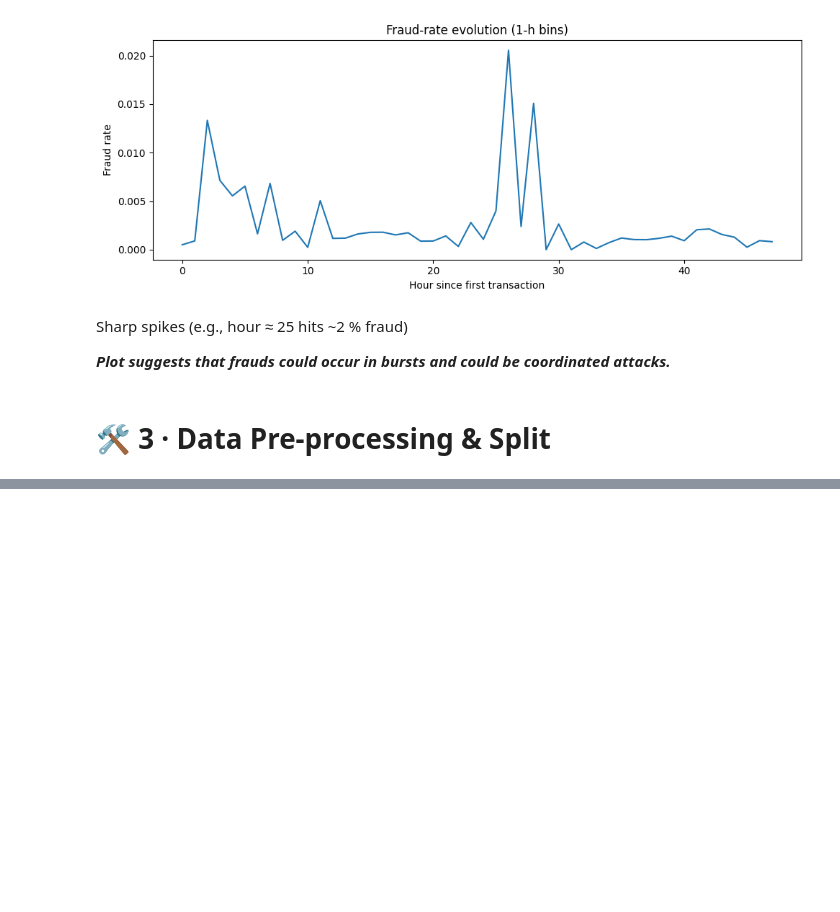
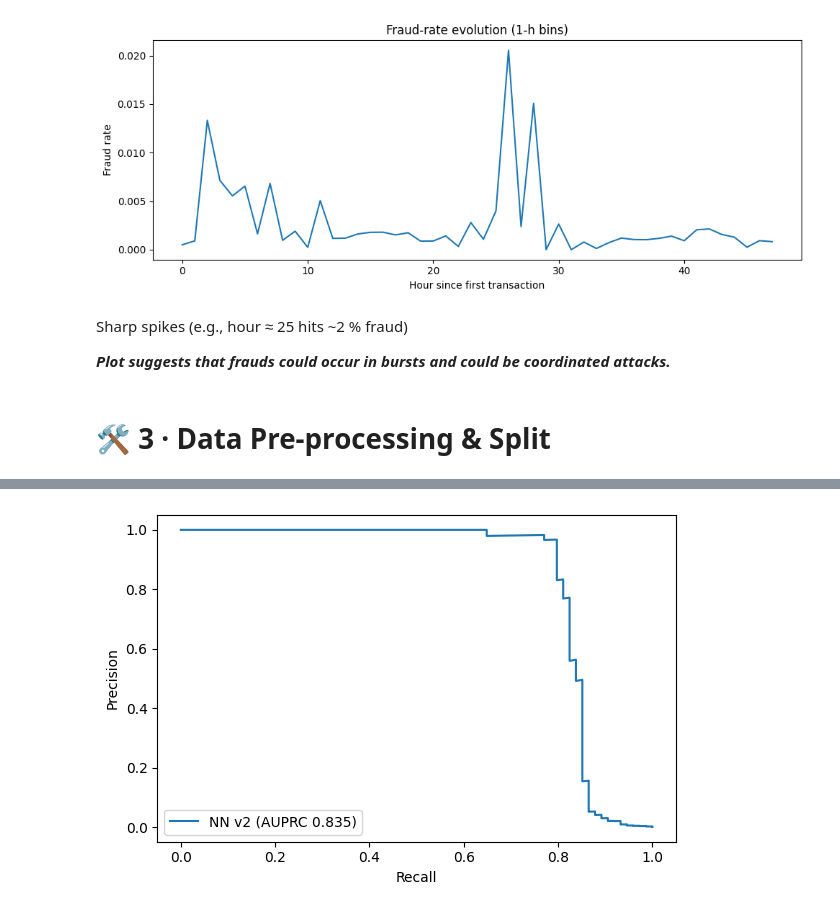
Before and after one commit to PatrykGluszekDS/TensorFlow-Projects-Showcase, a Jupyter notebook: NN-Classification/Credit_Card_Fraud_Detector.ipynb, the cells around one changed output, grey strips where cells are left out. Cells and saved outputs as stored; diff of their text form; code cells hidden in the pictures; blank space fills up the shorter version.

```diff
--- a/NN-Classification/Credit_Card_Fraud_Detector.ipynb
+++ b/NN-Classification/Credit_Card_Fraud_Detector.ipynb
@@ -130,0 +529,20 @@ Sharp spikes (e.g., hour ≈ 25 hits ~2 % fraud)
+# %%
+tuner = kt.Hyperband(
+    model_builder,
+    objective=kt.Objective('val_auprc', direction='max'),
+    max_epochs=40,
+    factor=3,
+    directory='kt_logs',
+    project_name='nn_v2')
+
+stop = tf.keras.callbacks.EarlyStopping(monitor='val_auprc',
+                                        patience=5, mode='max', restore_best_weights=True)
+
+tuner.search(
+    X_train, y_train,
+    epochs=40,
+    validation_data=(X_val, y_val),
+    callbacks=[stop],
+    class_weight=class_weights,
+    verbose=2,
+    batch_size=2048)
@@ -130,0 +555,6 @@ Sharp spikes (e.g., hour ≈ 25 hits ~2 % fraud)
+# %%
+best_model = tuner.get_best_models(1)[0]
+val_probs = best_model.predict(X_val, batch_size=4096).ravel()
+auroc  = roc_auc_score(y_val,  val_probs)
+auprc  = average_precision_score(y_val, val_probs)
+print(f"Best v2  AUROC {auroc:.4f}   AUPRC {auprc:.4f}")
@@ -130,0 +564,11 @@ Sharp spikes (e.g., hour ≈ 25 hits ~2 % fraud)
+# %%
+pr, rec, _ = precision_recall_curve(y_val, val_probs)
+plt.figure(figsize=(6,4))
+plt.plot(rec, pr, label=f'NN v2 (AUPRC {auprc:.3f})')
+plt.xlabel('Recall'); plt.ylabel('Precision'); plt.legend(); plt.tight_layout(); plt.show()
+
+best_model.save('/content/models/nn_v2.h5')
+json.dump({'auroc':auroc, 'auprc':auprc},
+          open('/content/models/nn_v2_metrics.json','w'), indent=2)
+# %% [output]
+[figure, added]
```
Also changed, not shown: parts of 45 cells of this notebook.
